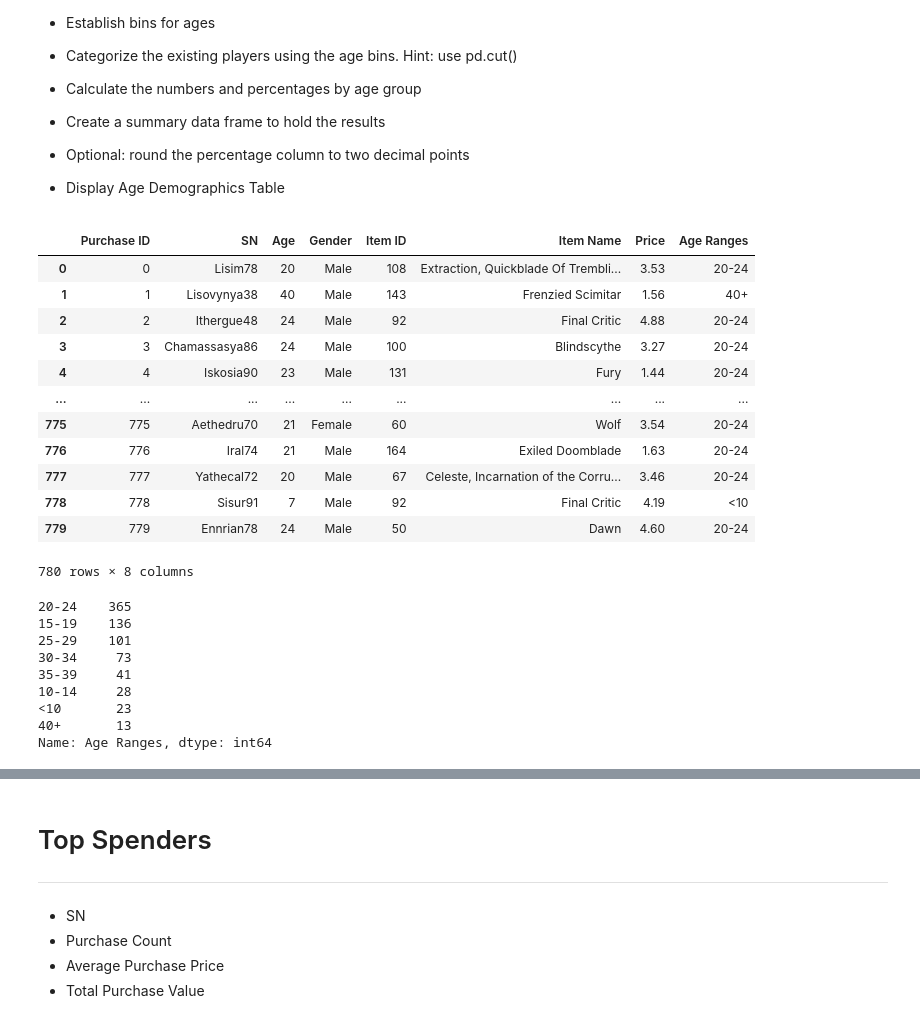
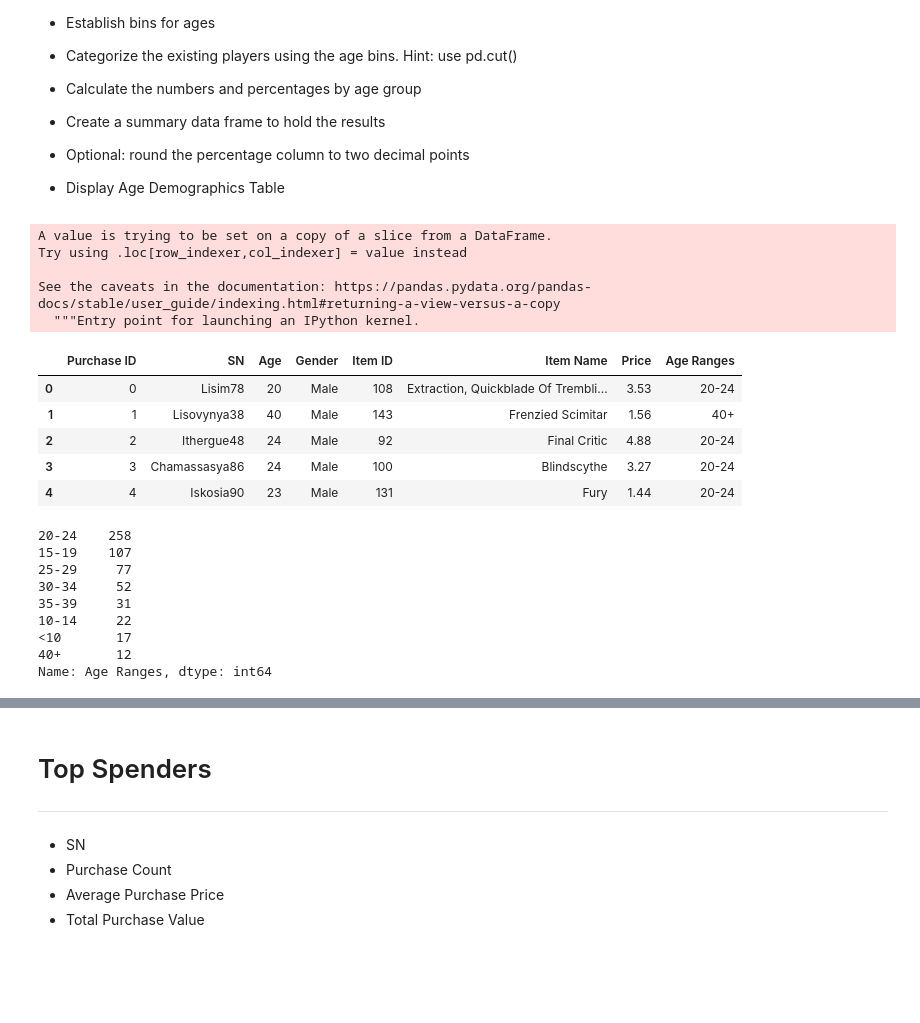
Before and after one commit to abhikenobi/Pandas-Challenge, a Jupyter notebook: HeroesOfPymoli/Heroes of Pymoli.ipynb, the cells around one changed output, grey strips where cells are left out. Saved outputs shown, nothing was run; the diff lists cells and outputs as text; code cells hidden in the pictures; blank space fills up the shorter version.

```diff
--- a/HeroesOfPymoli/Heroes of Pymoli.ipynb
+++ b/HeroesOfPymoli/Heroes of Pymoli.ipynb
@@ -61,0 +56,5 @@ Name: Gender, dtype: int64
+# %%
+#drop_duplicates removes duplicates of any player (i.e a player that made multiple purchases that month)
+unique_df = pymoli_df.drop_duplicates(subset=["SN"])
+genders_count = unique_df["Gender"].value_counts()
+genders_count
@@ -151,37 +156,35 @@ purchase_analysis_g_df
 
 * Display Age Demographics Table
 # %%
-bins = (0,9.9,14.9,19.9,24.9,29.9,34.9,39.9,100)
+bins = (0,9.9,14.9,19.9,24.9,29.9,34.9,39.9,1000)
 bin_names = ["<10","10-14","15-19","20-24","25-29","30-34","35-39","40+"]
 # %%
-pymoli_df["Age Ranges"] = pd.cut(pymoli_df["Age"], bins, labels=bin_names, include_lowest=True)
-pymoli_df
+unique_df["Age Ranges"] = pd.cut(unique_df["Age"], bins, labels=bin_names, include_lowest=True)
+unique_df.head()
 # %% [output]
+A value is trying to be set on a copy of a slice from a DataFrame.
+Try using .loc[row_indexer,col_indexer] = value instead
+
+See the caveats in the documentation: https://pandas.pydata.org/pandas-docs/stable/user_guide/indexing.html#returning-a-view-versus-a-copy
+  """Entry point for launching an IPython kernel.
 |  | Purchase ID | SN | Age | Gender | Item ID | Item Name | Price | Age Ranges |
 | 0 | 0 | Lisim78 | 20 | Male | 108 | Extraction, Quickblade Of Trembli... | 3.53 | 20-24 |
 | 1 | 1 | Lisovynya38 | 40 | Male | 143 | Frenzied Scimitar | 1.56 | 40+ |
 | 2 | 2 | Ithergue48 | 24 | Male | 92 | Final Critic | 4.88 | 20-24 |
 | 3 | 3 | Chamassasya86 | 24 | Male | 100 | Blindscythe | 3.27 | 20-24 |
 | 4 | 4 | Iskosia90 | 23 | Male | 131 | Fury | 1.44 | 20-24 |
-| ... | ... | ... | ... | ... | ... | ... | ... | ... |
-| 775 | 775 | Aethedru70 | 21 | Female | 60 | Wolf | 3.54 | 20-24 |
-| 776 | 776 | Iral74 | 21 | Male | 164 | Exiled Doomblade | 1.63 | 20-24 |
-| 777 | 777 | Yathecal72 | 20 | Male | 67 | Celeste, Incarnation of the Corru... | 3.46 | 20-24 |
-| 778 | 778 | Sisur91 | 7 | Male | 92 | Final Critic | 4.19 | <10 |
-| 779 | 779 | Ennrian78 | 24 | Male | 50 | Dawn | 4.60 | 20-24 |
-780 rows × 8 columns
 # %%
-age_count = pymoli_df["Age Ranges"].value_counts()
+age_count = unique_df["Age Ranges"].value_counts()
 age_count
 # %% [output]
-20-24    365
-15-19    136
-25-29    101
-30-34     73
-35-39     41
-10-14     28
-<10       23
-40+       13
+20-24    258
+15-19    107
+25-29     77
+30-34     52
+35-39     31
+10-14     22
+<10       17
+40+       12
 Name: Age Ranges, dtype: int64
 # %%
 age_percent = (age_count)/(total_players)
```
Also changed, not shown: parts of 25 cells of this notebook.
